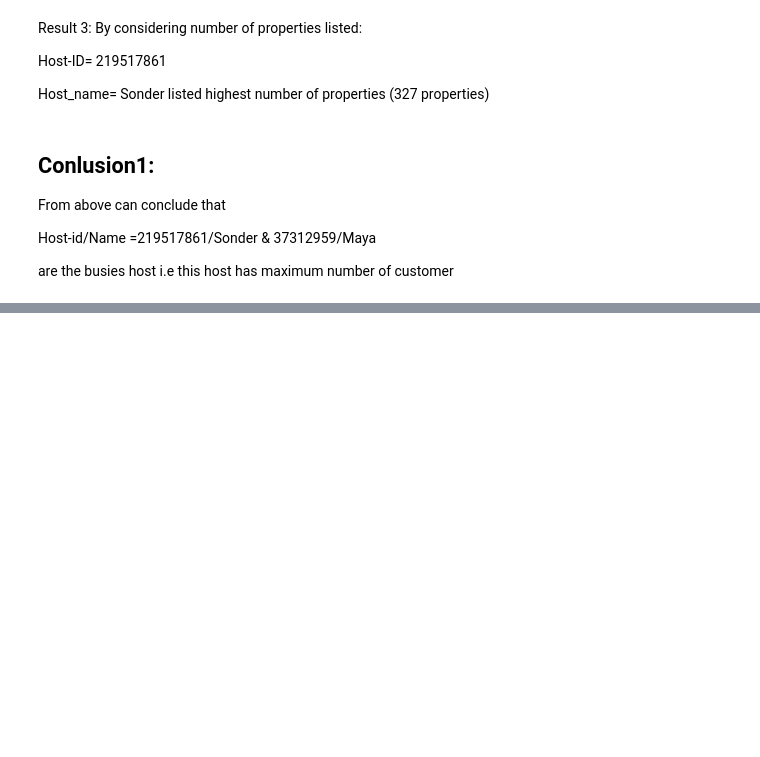
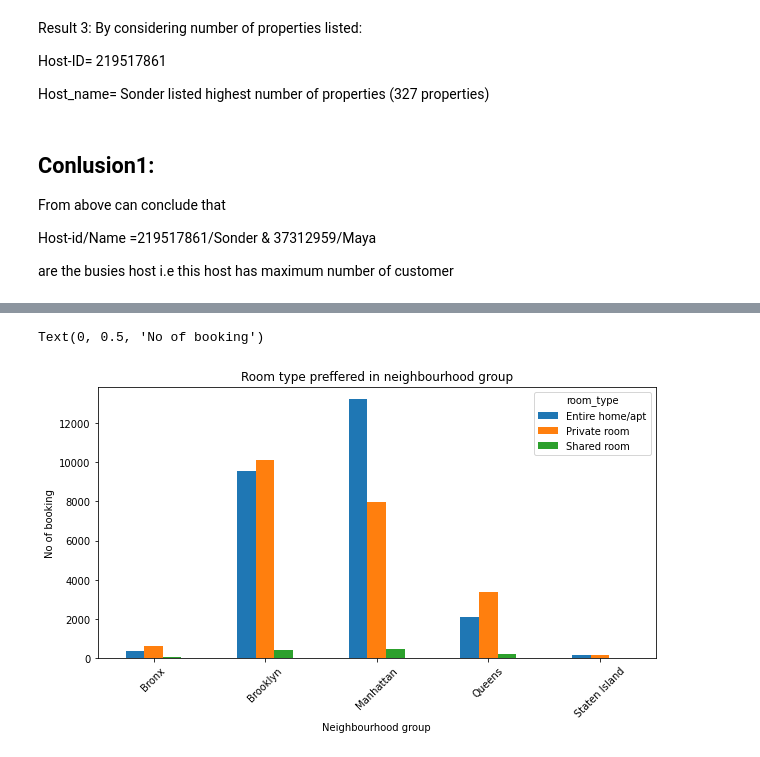
Before and after one commit to Mr-Premanand/Airbnb-Booking-Analysis, a Jupyter notebook: Airbnb_Bookings_Analysis_Capstone_Project.ipynb, the cells around one changed output, grey strips where cells are left out. Cells and saved outputs as stored; diff of their text form; code cells hidden in the pictures; blank space fills up the shorter version.

```diff
--- a/Airbnb_Bookings_Analysis_Capstone_Project.ipynb
+++ b/Airbnb_Bookings_Analysis_Capstone_Project.ipynb
@@ -256,0 +312,4 @@ are the busies host i.e this host has maximum number of customer
+# %%
+# grouping the neighbourhood group and room type
+room_type_preffered=df.groupby("neighbourhood_group")["room_type"].value_counts().unstack()
+room_type_preffered
@@ -256,0 +324,10 @@ are the busies host i.e this host has maximum number of customer
+# %%
+# plot the above result
+room_type_preffered.plot(kind='bar',figsize=(10,5))
+plt.xticks(rotation=45)
+plt.title("Room type preffered in neighbourhood group")
+plt.xlabel('Neighbourhood group')
+plt.ylabel('No of booking')
+# %% [output]
+Text(0, 0.5, 'No of booking')
+[figure, added]
```
Also changed, not shown: parts of 21 cells of this notebook.
